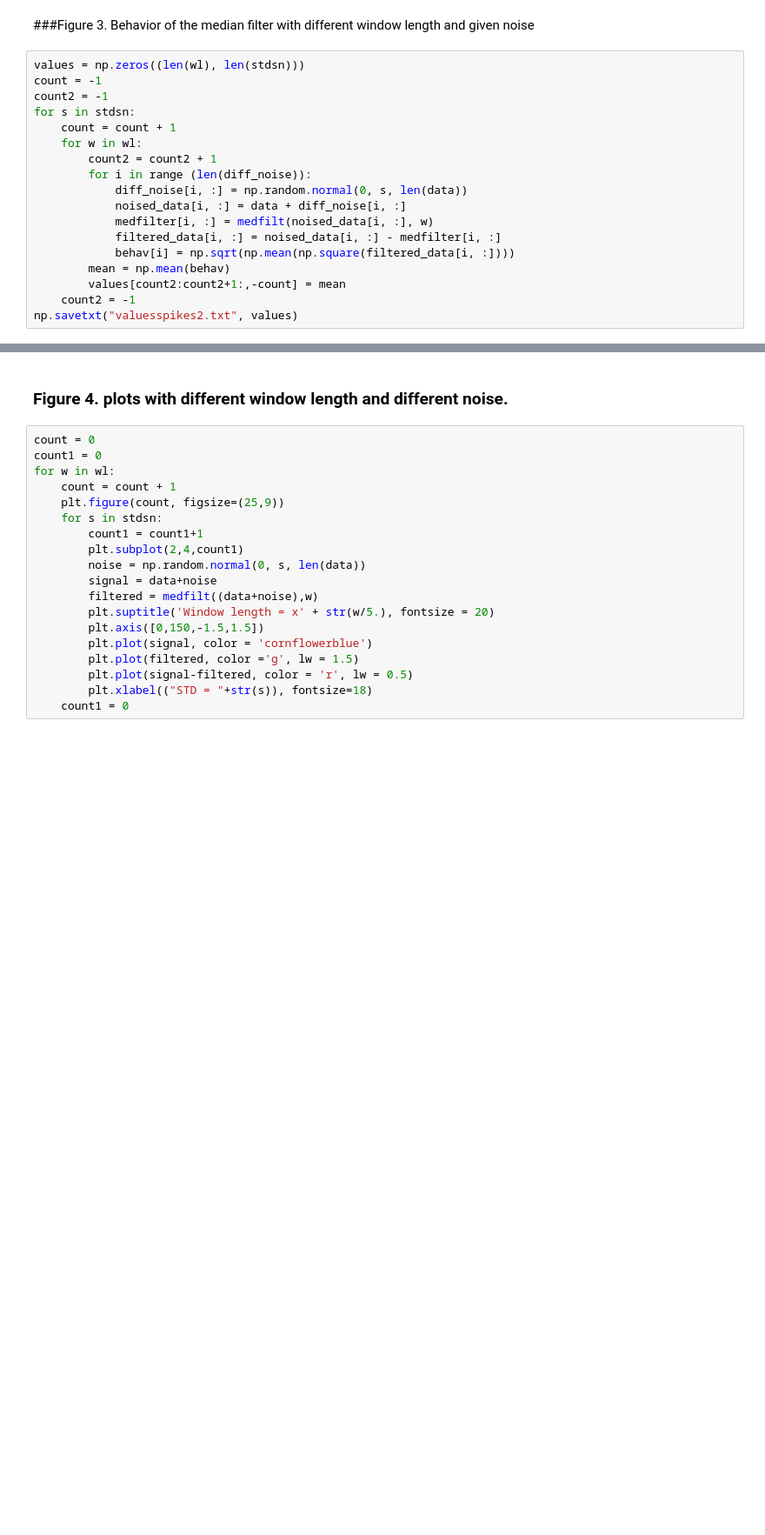
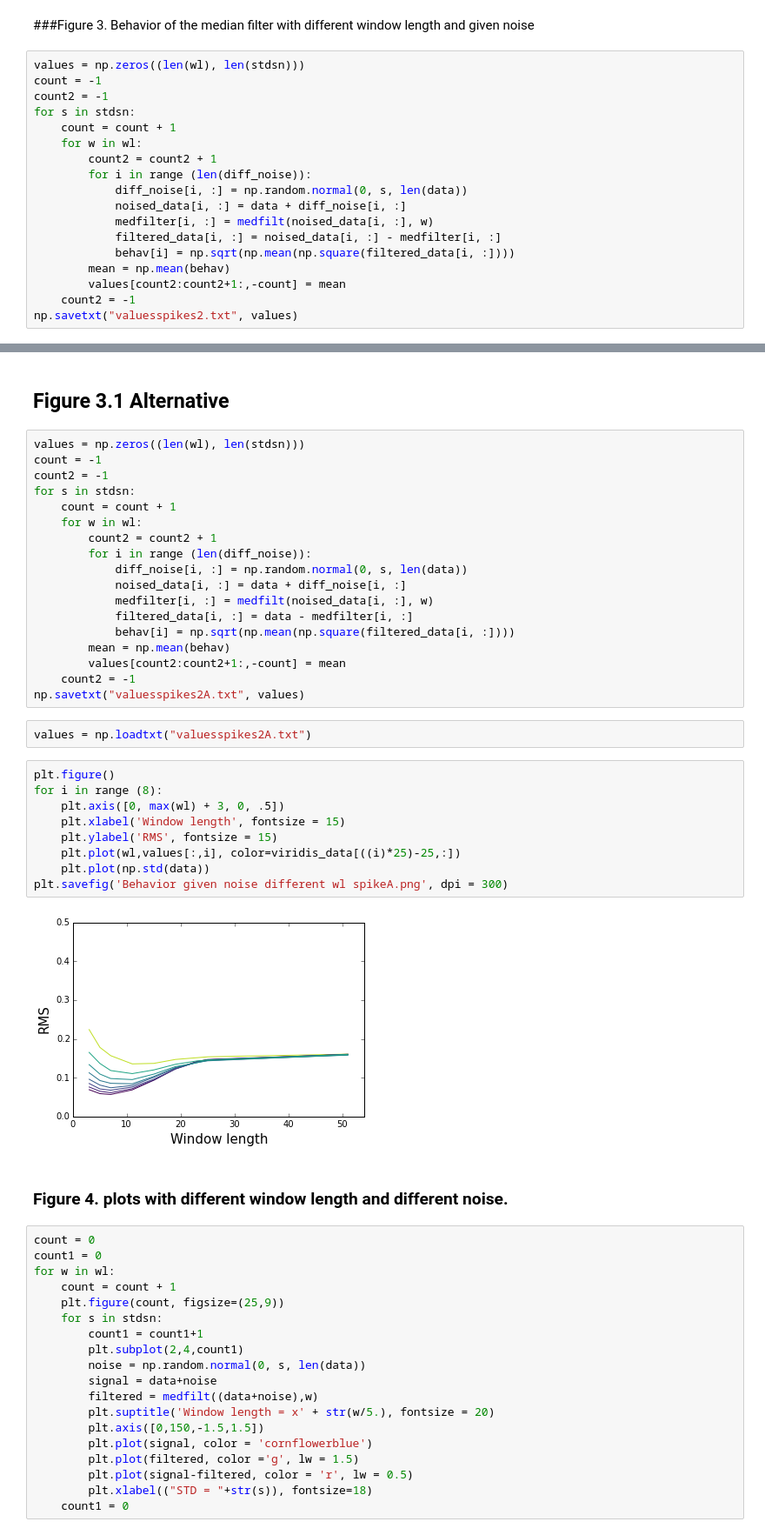
Before and after one commit to ktakagaki/kt-2015-DSPHandsOn, a Jupyter notebook: MedianFilter/Python/06. Behavior of the median filter with white noise/Resolution of the median filter with a noised spike.ipynb, the cells around one changed output, grey strips where cells are left out. Shown at 87% size. Saved outputs shown, nothing was run; the diff lists cells and outputs as text; blank space fills up the shorter version.

```diff
--- a/MedianFilter/Python/06. Behavior of the median filter with white noise/Resolution of the median filter with a noised spike.ipynb
+++ b/MedianFilter/Python/06. Behavior of the median filter with white noise/Resolution of the median filter with a noised spike.ipynb
@@ -186,3 +208,36 @@ plt.savefig('Behavior given noise different wl spike.png', dpi = 300)
+# %% [markdown]
+## Figure 3.1 Alternative
+# %%
+values = np.zeros((len(wl), len(stdsn)))
+count = -1
+count2 = -1
+for s in stdsn:
+    count = count + 1
+    for w in wl:
+        count2 = count2 + 1
+        for i in range (len(diff_noise)):
+            diff_noise[i, :] = np.random.normal(0, s, len(data))
+            noised_data[i, :] = data + diff_noise[i, :]
+            medfilter[i, :] = medfilt(noised_data[i, :], w)
+            filtered_data[i, :] = data - medfilter[i, :]
+            behav[i] = np.sqrt(np.mean(np.square(filtered_data[i, :])))
+        mean = np.mean(behav)
+        values[count2:count2+1:,-count] = mean
+    count2 = -1
+np.savetxt("valuesspikes2A.txt", values)
+# %%
+values = np.loadtxt("valuesspikes2A.txt")
+# %%
+plt.figure()
+for i in range (8):
+    plt.axis([0, max(wl) + 3, 0, .5])
+    plt.xlabel('Window length', fontsize = 15)
+    plt.ylabel('RMS', fontsize = 15)
+    plt.plot(wl,values[:,i], color=viridis_data[((i)*25)-25,:])
+    plt.plot(np.std(data))
+plt.savefig('Behavior given noise different wl spikeA.png', dpi = 300)
+# %% [output]
+[figure, added]
 # %% [markdown]
 ### Figure 4. plots with different window length and different noise.
 # %%
```
Also changed, not shown: parts of 15 cells of this notebook, 7 other files.
